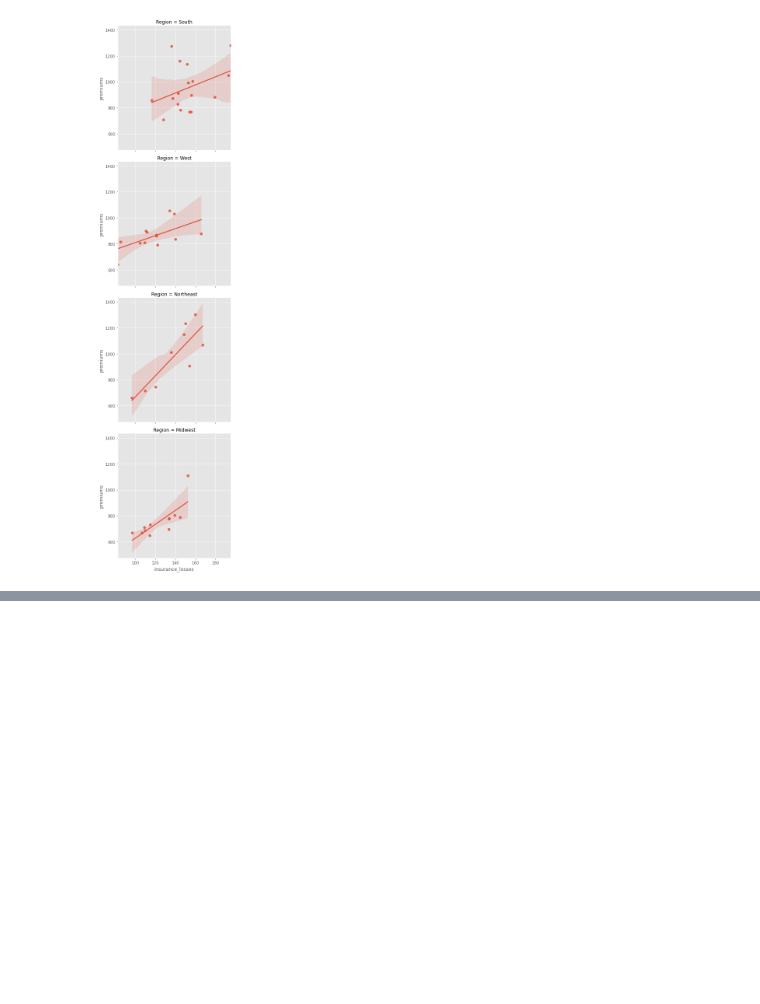
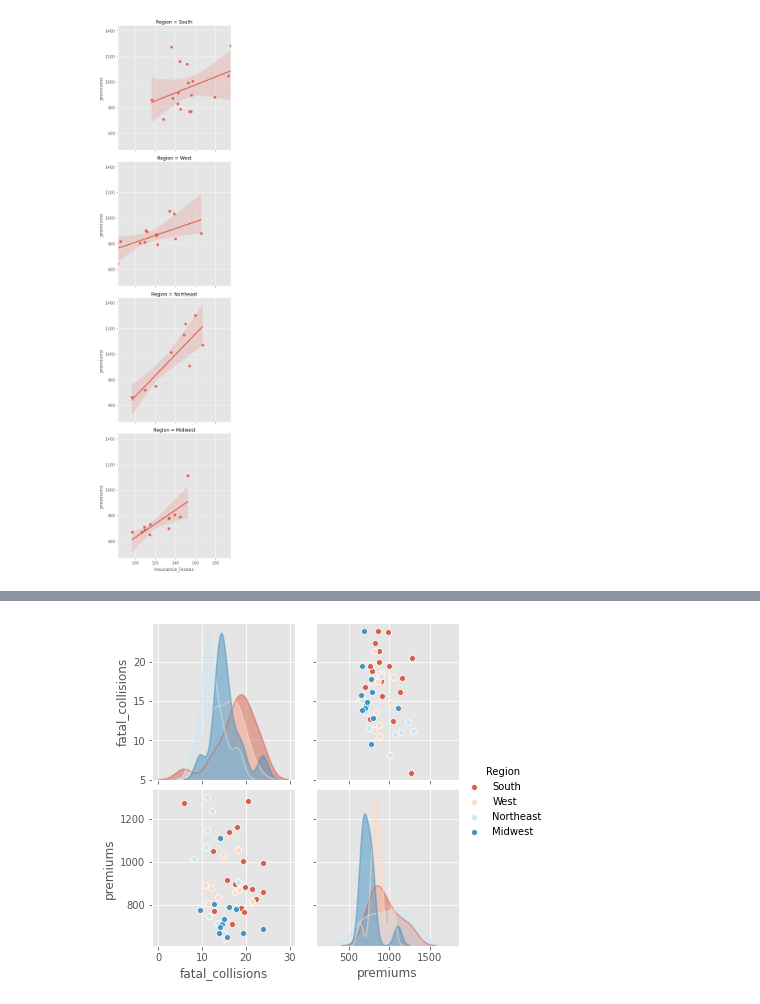
Before and after one commit to VictorOmondi1997/visualizing_us_worst_drivers, a Jupyter notebook: visualizing_us_worst_drivers.ipynb, the cells around one changed output, grey strips where cells are left out. Cells and saved outputs as stored; diff of their text form; code cells hidden in the pictures; blank space fills up the shorter version.

```diff
--- a/visualizing_us_worst_drivers.ipynb
+++ b/visualizing_us_worst_drivers.ipynb
@@ -49,0 +59,5 @@ plt.show()
+# %%
+sns.pairplot(df, vars=['fatal_collisions', 'premiums'], kind='scatter', hue='Region', palette='RdBu', diag_kws={'alpha':0.5})
+plt.show()
+# %% [output]
+[figure, added]
```
Also changed, not shown: parts of 5 cells of this notebook.
